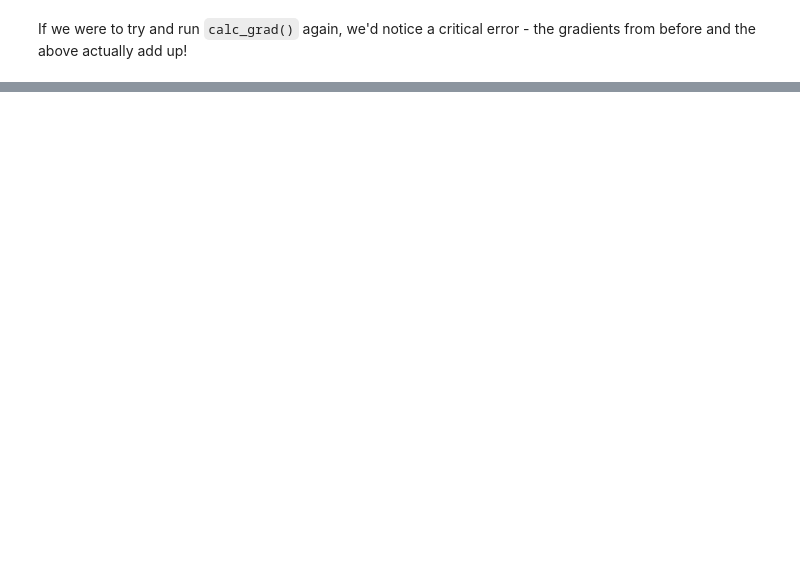
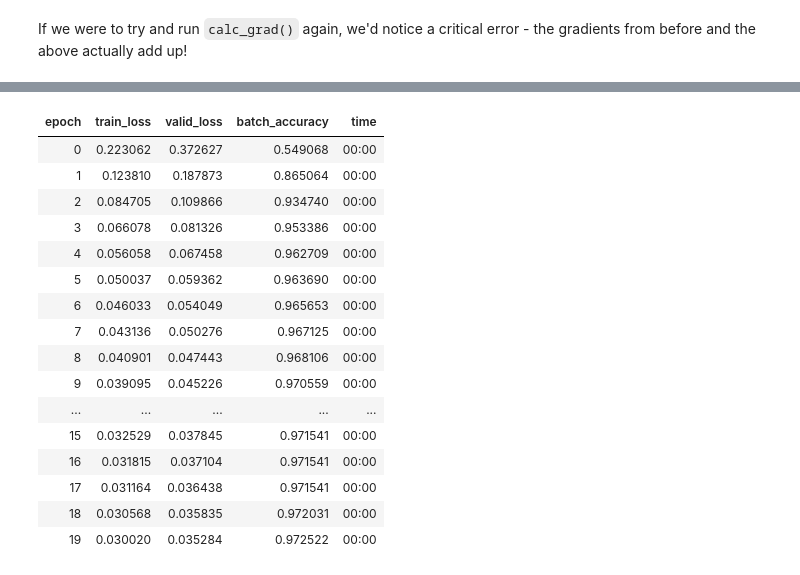
Before and after one commit to abhayratti/fastai-notes, a Jupyter notebook: lesson-3-neural-net-foundations/Chapter4Notes.ipynb, the cells around one changed output, grey strips where cells are left out. Drawn from its saved outputs; the diff is of its cells as text; code cells hidden in the pictures; blank space fills up the shorter version.

```diff
--- a/lesson-3-neural-net-foundations/Chapter4Notes.ipynb
+++ b/lesson-3-neural-net-foundations/Chapter4Notes.ipynb
@@ -916,0 +957,7 @@ With all these functionalities sorted out, we can write a function to update the
+# %%
+def batch_accuracy(xb, yb):
+    preds = xb.sigmoid()
+    correct = (preds>0.5) == yb
+    return correct.float().mean()
+
+batch_accuracy(linear1(x_train_batch), trgs)
@@ -916,0 +968,7 @@ With all these functionalities sorted out, we can write a function to update the
+# %%
+def validate_epoch(model):
+    acc = [batch_accuracy(model(xb), yb) for xb, yb in valid_dl]
+    return torch.stack(acc).mean().item()
+
+## Test on validation set - won't have good results since the model's params hasn't really been updated
+validate_epoch(linear1)
@@ -916,0 +979,8 @@ With all these functionalities sorted out, we can write a function to update the
+# %%
+params = weights, bias
+learning_rate = 0.1
+
+for i in range(20):
+    train_epoch(linear1, learning_rate, params)
+    acc = validate_epoch(linear1)
+    print(f"Epoch: {i} || Accuracy: {acc}")
@@ -916,0 +1122,2 @@ With all these functionalities sorted out, we can write a function to update the
+# %%
+dls = DataLoaders(dl, valid_dl)
@@ -916,0 +1134,24 @@ With all these functionalities sorted out, we can write a function to update the
+# %%
+learn = Learner(dls, nn.Linear(28*28, 1), opt_func=SGD, loss_func=mnist_loss, metrics=batch_accuracy)
+
+# and now we use `fit` to train
+
+learn.fit(20, lr=learning_rate)
+# %% [output]
+| epoch | train_loss | valid_loss | batch_accuracy | time |
+| 0 | 0.223062 | 0.372627 | 0.549068 | 00:00 |
+| 1 | 0.123810 | 0.187873 | 0.865064 | 00:00 |
+| 2 | 0.084705 | 0.109866 | 0.934740 | 00:00 |
+| 3 | 0.066078 | 0.081326 | 0.953386 | 00:00 |
+| 4 | 0.056058 | 0.067458 | 0.962709 | 00:00 |
+| 5 | 0.050037 | 0.059362 | 0.963690 | 00:00 |
+| 6 | 0.046033 | 0.054049 | 0.965653 | 00:00 |
+| 7 | 0.043136 | 0.050276 | 0.967125 | 00:00 |
+| 8 | 0.040901 | 0.047443 | 0.968106 | 00:00 |
+| 9 | 0.039095 | 0.045226 | 0.970559 | 00:00 |
+| ... | ... | ... | ... | ... |
+| 15 | 0.032529 | 0.037845 | 0.971541 | 00:00 |
+| 16 | 0.031815 | 0.037104 | 0.971541 | 00:00 |
+| 17 | 0.031164 | 0.036438 | 0.971541 | 00:00 |
+| 18 | 0.030568 | 0.035835 | 0.972031 | 00:00 |
+| 19 | 0.030020 | 0.035284 | 0.972522 | 00:00 |
```
Also changed, not shown: parts of 68 cells of this notebook.
